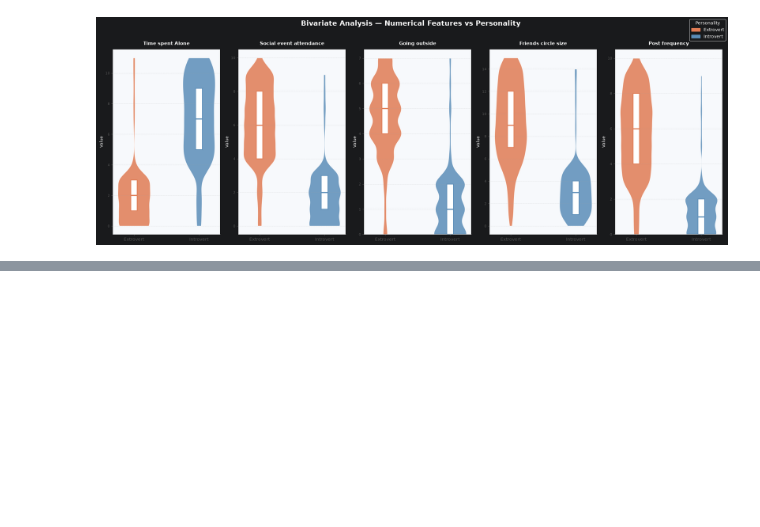
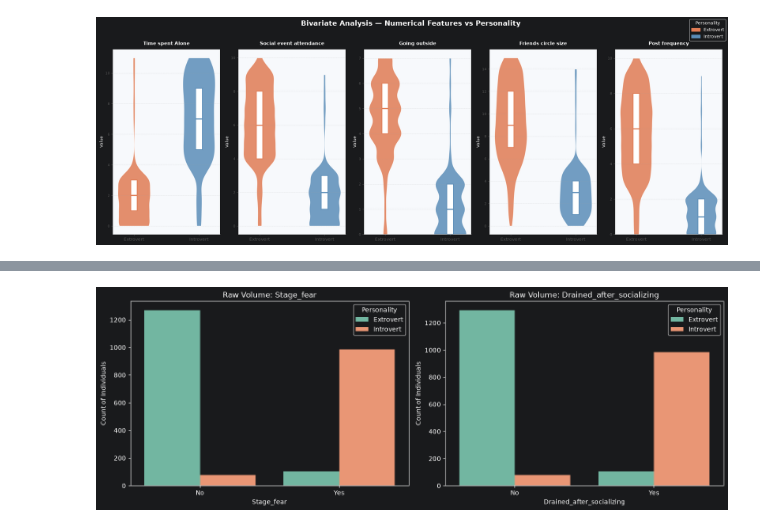
Before and after one commit to MudithMCoder/Introvert-Extrovert-Classification, a Jupyter notebook: pipeline.ipynb, the cells around one changed output, grey strips where cells are left out. Drawn from its saved outputs; the diff is of its cells as text; code cells hidden in the pictures; blank space fills up the shorter version.

```diff
--- a/pipeline.ipynb
+++ b/pipeline.ipynb
@@ -441,0 +463,13 @@ plt.plot()
+# %%
+# Countplot
+
+fig, axes = plt.subplots(1, 2, figsize=(14, 5))
+for i, col in enumerate(cat_features):
+    sns.countplot(data=df, x=col, hue='Personality', ax=axes[i], palette='Set2')
+    axes[i].set_title(f'Raw Volume: {col}')
+    axes[i].set_ylabel('Count of Individuals')
+
+plt.tight_layout()
+plt.show()
+# %% [output]
+[figure, added]
```
Also changed, not shown: parts of 2 cells of this notebook.
